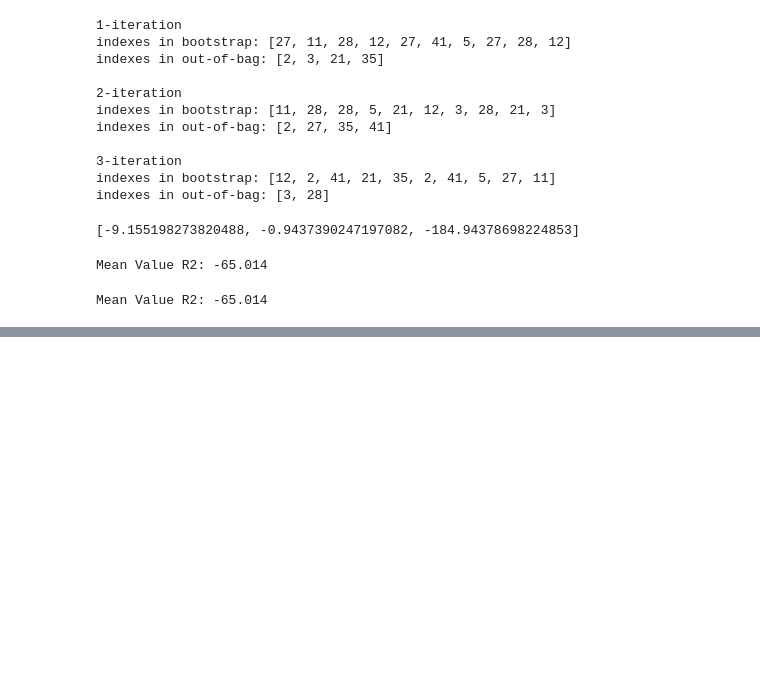
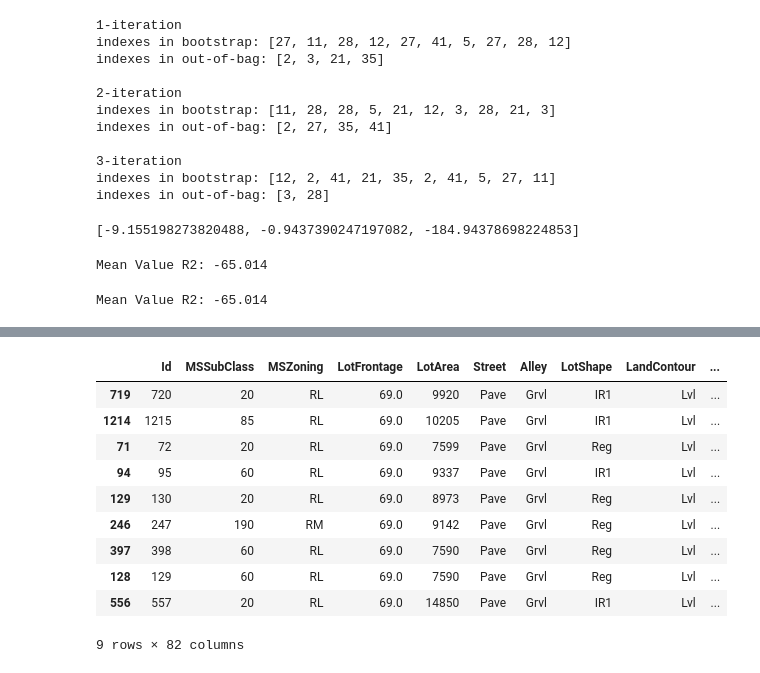
Before and after one commit to kulikofff/Data-Analytics-2023-V2, a Jupyter notebook: ML DA may 2023/08 Scikit.ipynb, the cells around one changed output, grey strips where cells are left out. Drawn from its saved outputs; the diff is of its cells as text; code cells hidden in the pictures; blank space fills up the shorter version.

```diff
--- a/ML DA may 2023/08 Scikit.ipynb
+++ b/ML DA may 2023/08 Scikit.ipynb
@@ -622,0 +907,14 @@ Please also refer to the documentation for alternative solver options:
+# %%
+train[train['LotFrontage'] == 69]
+# %% [output]
+|  | Id | MSSubClass | MSZoning | LotFrontage | LotArea | Street | Alley | LotShape | LandContour | ... |
+| 719 | 720 | 20 | RL | 69.0 | 9920 | Pave | Grvl | IR1 | Lvl | ... |
+| 1214 | 1215 | 85 | RL | 69.0 | 10205 | Pave | Grvl | IR1 | Lvl | ... |
+| 71 | 72 | 20 | RL | 69.0 | 7599 | Pave | Grvl | Reg | Lvl | ... |
+| 94 | 95 | 60 | RL | 69.0 | 9337 | Pave | Grvl | IR1 | Lvl | ... |
+| 129 | 130 | 20 | RL | 69.0 | 8973 | Pave | Grvl | Reg | Lvl | ... |
+| 246 | 247 | 190 | RM | 69.0 | 9142 | Pave | Grvl | Reg | Lvl | ... |
+| 397 | 398 | 60 | RL | 69.0 | 7590 | Pave | Grvl | Reg | Lvl | ... |
+| 128 | 129 | 60 | RL | 69.0 | 7590 | Pave | Grvl | Reg | Lvl | ... |
+| 556 | 557 | 20 | RL | 69.0 | 14850 | Pave | Grvl | IR1 | Lvl | ... |
+9 rows × 82 columns
```
Also changed, not shown: parts of 32 cells of this notebook, 1 other file.
